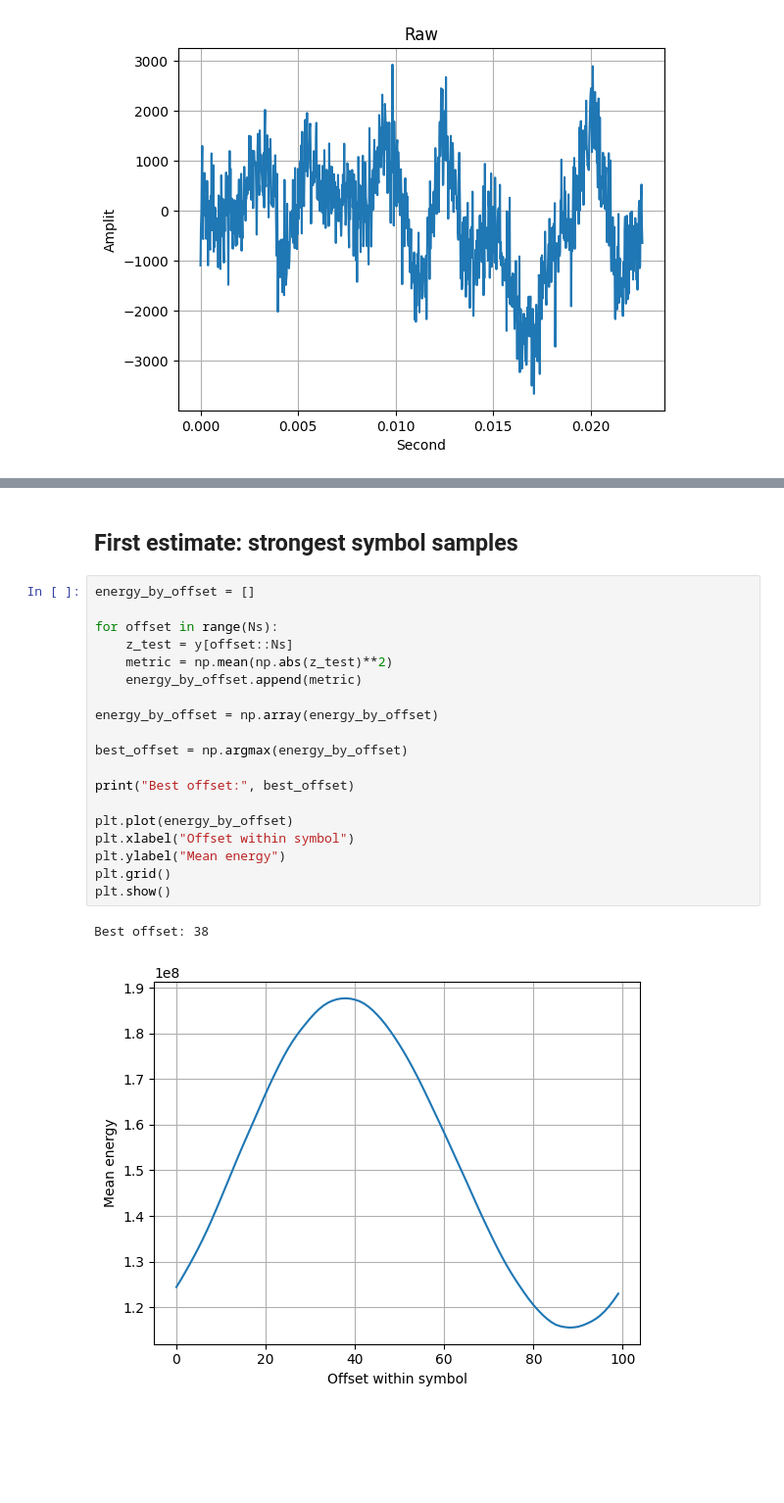
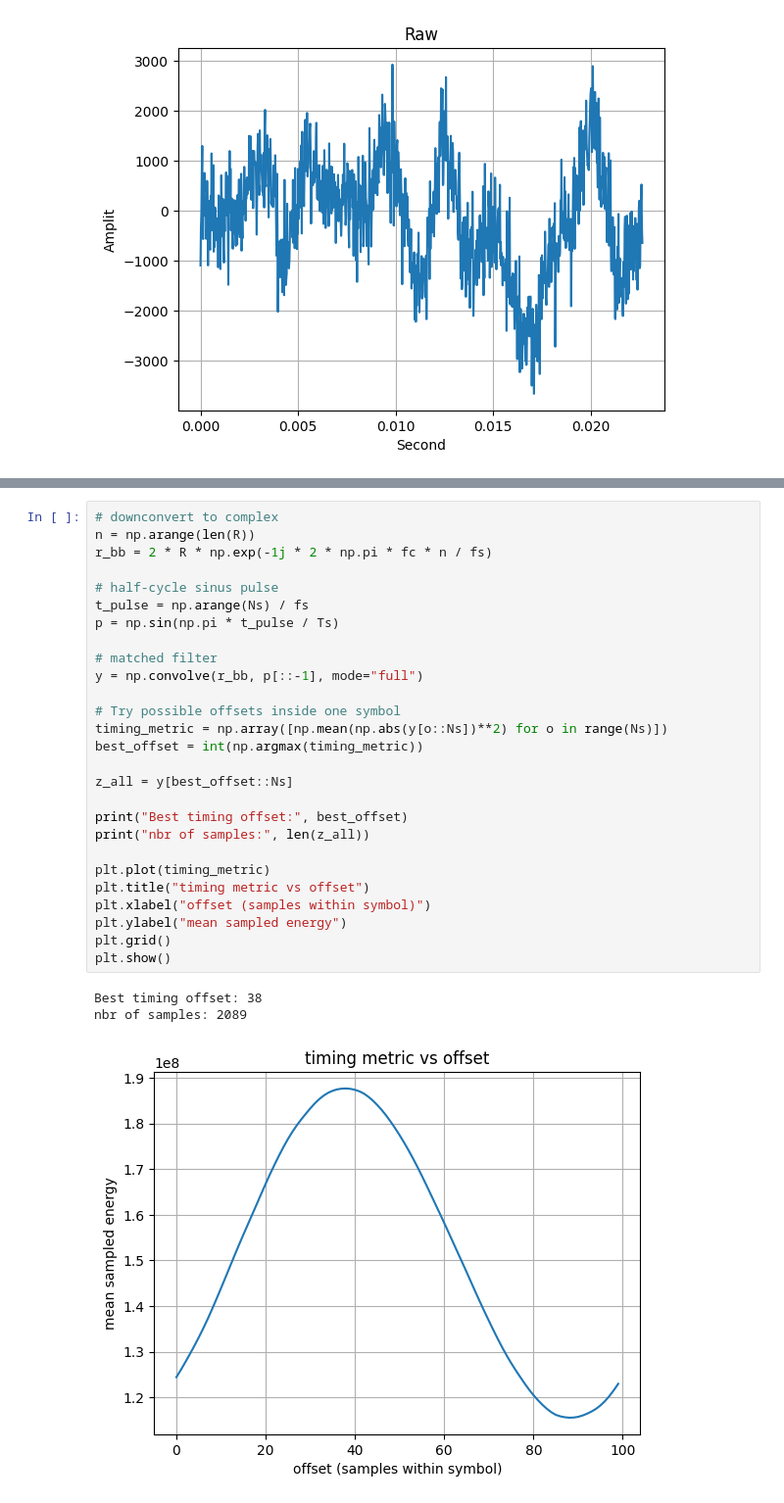
Before and after one commit to axellangenskiold/eitn21, a Jupyter notebook: assignment1_axel_task2.ipynb, the cells around one changed output, grey strips where cells are left out. Shown at 98% size. Cells and saved outputs as stored; diff of their text form; blank space fills up the shorter version.

Commit message:
downconversion and best timing offset

```diff
--- a/assignment1_axel_task2.ipynb
+++ b/assignment1_axel_task2.ipynb
@@ -107,24 +34,31 @@ plt.show()
-# %% [markdown]
-## First estimate: strongest symbol samples
-# %%
-energy_by_offset = []
-
-for offset in range(Ns):
-    z_test = y[offset::Ns]
-    metric = np.mean(np.abs(z_test)**2)
-    energy_by_offset.append(metric)
-
-energy_by_offset = np.array(energy_by_offset)
-
-best_offset = np.argmax(energy_by_offset)
-
-print("Best offset:", best_offset)
-
-plt.plot(energy_by_offset)
-plt.xlabel("Offset within symbol")
-plt.ylabel("Mean energy")
-plt.grid()
-plt.show()
-# %% [output]
-Best offset: 38
-[figure, removed]
+# %%
+# downconvert to complex
+n = np.arange(len(R))
+r_bb = 2 * R * np.exp(-1j * 2 * np.pi * fc * n / fs)
+
+# half-cycle sinus pulse
+t_pulse = np.arange(Ns) / fs
+p = np.sin(np.pi * t_pulse / Ts)
+
+# matched filter
+y = np.convolve(r_bb, p[::-1], mode="full")
+
+# Try possible offsets inside one symbol
+timing_metric = np.array([np.mean(np.abs(y[o::Ns])**2) for o in range(Ns)])
+best_offset = int(np.argmax(timing_metric))
+
+z_all = y[best_offset::Ns]
+
+print("Best timing offset:", best_offset)
+print("nbr of samples:", len(z_all))
+
+plt.plot(timing_metric)
+plt.title("timing metric vs offset")
+plt.xlabel("offset (samples within symbol)")
+plt.ylabel("mean sampled energy")
+plt.grid()
+plt.show()
+# %% [output]
+Best timing offset: 38
+nbr of samples: 2089
+[figure, added]
```
Also changed, not shown: parts of 5 cells of this notebook.
